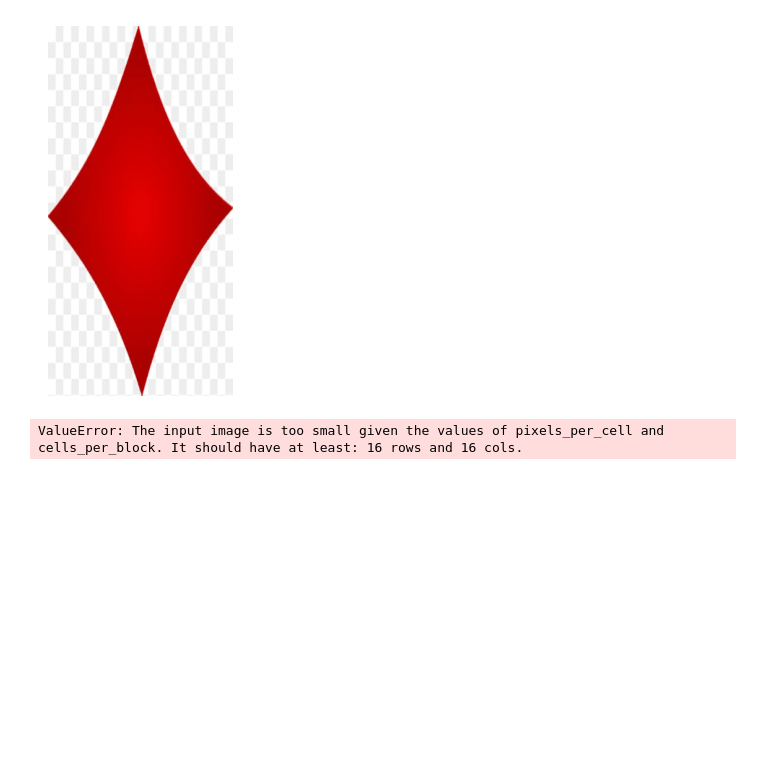
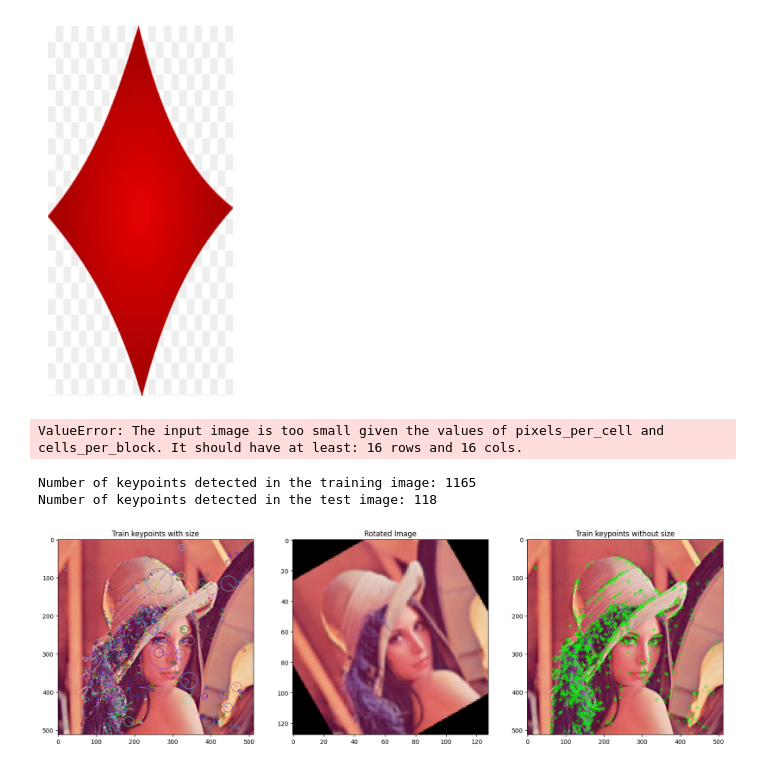
Before and after one commit to anuragsgupta/FIITD-Computer-Vision, a Jupyter notebook: assignment2.ipynb, the cells around one changed output. Saved outputs shown, nothing was run; the diff lists cells and outputs as text; code cells hidden in the pictures; blank space fills up the shorter version.

```diff
--- a/assignment2.ipynb
+++ b/assignment2.ipynb
@@ -88,3 +88,65 @@ ValueError: The input image is too small given the values of pixels_per_cell and
 # %%
 # %% [output]
 ValueError: The input image is too small given the values of pixels_per_cell and cells_per_block. It should have at least: 16 rows and 16 cols.
+# %%
+import cv2
+import matplotlib.pyplot as plt
+import numpy as np
+
+# Load the image
+image1 = cv2.imread('./images/lenna.png')
+
+# Convert the training image to RGB
+training_image = cv2.cvtColor(image1, cv2.COLOR_BGR2RGB)
+
+# Convert the training image to gray scale
+training_gray = cv2.cvtColor(training_image, cv2.COLOR_RGB2GRAY)
+
+# Create the test image by adding scale and rotation
+test_image = cv2.pyrDown(training_image)
+test_image = cv2.pyrDown(test_image)
+num_rows, num_cols = test_image.shape[:2]
+rotation_matrix = cv2.getRotationMatrix2D((num_cols / 2, num_rows / 2), 30, 1)
+test_image = cv2.warpAffine(test_image, rotation_matrix, (num_cols, num_rows))
+
+test_gray = cv2.cvtColor(test_image, cv2.COLOR_RGB2GRAY)
+
+# Create SIFT detector
+sift = cv2.SIFT_create()
+
+# Detect and compute keypoints and descriptors for training and test images
+train_keypoints, train_descriptor = sift.detectAndCompute(training_gray, None)
+test_keypoints, test_descriptor = sift.detectAndCompute(test_gray, None)
+
+# Copy training image for keypoints visualization
+keypoints_without_size = np.copy(training_image)
+keypoints_with_size = np.copy(training_image)
+
+# Draw keypoints on the training image
+cv2.drawKeypoints(training_image, train_keypoints, keypoints_without_size, color=(0, 255, 0))
+cv2.drawKeypoints(training_image, train_keypoints, keypoints_with_size, flags=cv2.DRAW_MATCHES_FLAGS_DRAW_RICH_KEYPOINTS)
+
+# Display image with and without keypoints size
+fig, plots = plt.subplots(1, 3, figsize=(20, 10))
+
+plots[0].set_title("Train keypoints with size")
+plots[0].imshow(keypoints_with_size)
+
+plots[1].set_title("Rotated Image")
+plots[1].imshow(test_image)
+
+plots[2].set_title("Train keypoints without size")
+plots[2].imshow(keypoints_without_size)
+
+# Print the number of keypoints detected in the training image
+print(f"Number of keypoints detected in the training image: {len(train_keypoints)}")
+
+# Print the number of keypoints detected in the test image
+print(f"Number of keypoints detected in the test image: {len(test_keypoints)}")
+
+# Show the plot
+plt.show()
+# %% [output]
+Number of keypoints detected in the training image: 1165
+Number of keypoints detected in the test image: 118
+[figure, added]
```
Also changed, not shown: parts of 2 cells of this notebook, 40 other files.
